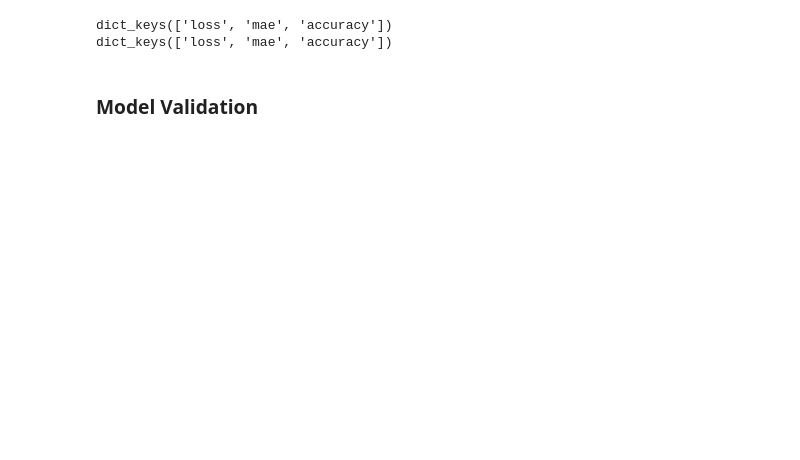
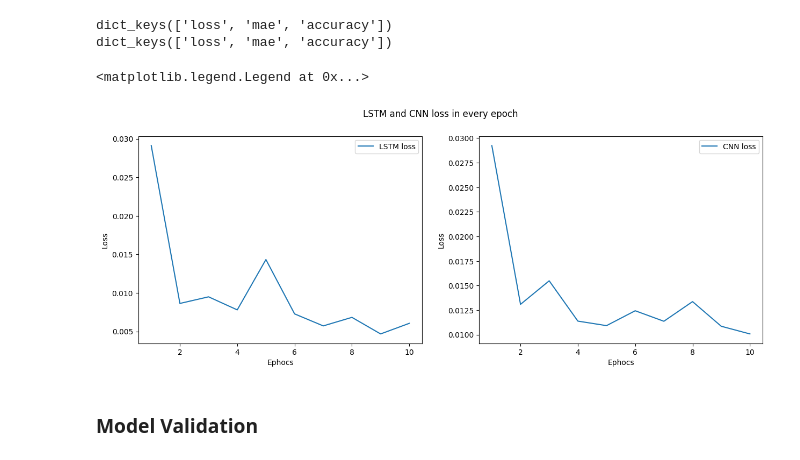
Before and after one commit to mohammadrezanorouzii/stock-price-prediction, a Jupyter notebook: main.ipynb, the cells around one changed output. Drawn from its saved outputs; the diff is of its cells as text; code cells hidden in the pictures; blank space fills up the shorter version.

```diff
--- a/main.ipynb
+++ b/main.ipynb
@@ -370,6 +370,27 @@ print(lstm_history.history.keys())
 # %% [output]
 dict_keys(['loss', 'mae', 'accuracy'])
 dict_keys(['loss', 'mae', 'accuracy'])
+# %%
+h1 = lstm_history.history
+lstm_loss = h1["loss"]
+h1 = nn_history.history
+cnn_loss = h1["loss"]
+epochs = [i for i in range(1,len(h1["loss"]) + 1)]
+# %%
+fig, (ax1, ax2) = plt.subplots(1, 2)
+fig.suptitle('LSTM and CNN loss in every epoch')
+fig.set_figheight(5)
+fig.set_figwidth(15)
+ax1.plot(epochs, lstm_loss, label = "LSTM loss")
+ax1.set(xlabel="Ephocs", ylabel="Loss")
+ax1.legend()
+
+ax2.plot(epochs, cnn_loss, label= "CNN loss")
+ax2.set(xlabel="Ephocs", ylabel="Loss")
+ax2.legend()
+# %% [output]
+<matplotlib.legend.Legend at 0x...>
+[figure, added]
 # %% [markdown]
 ### Model Validation
 # %%
```
Also changed, not shown: parts of 11 cells of this notebook, 5 other files.
